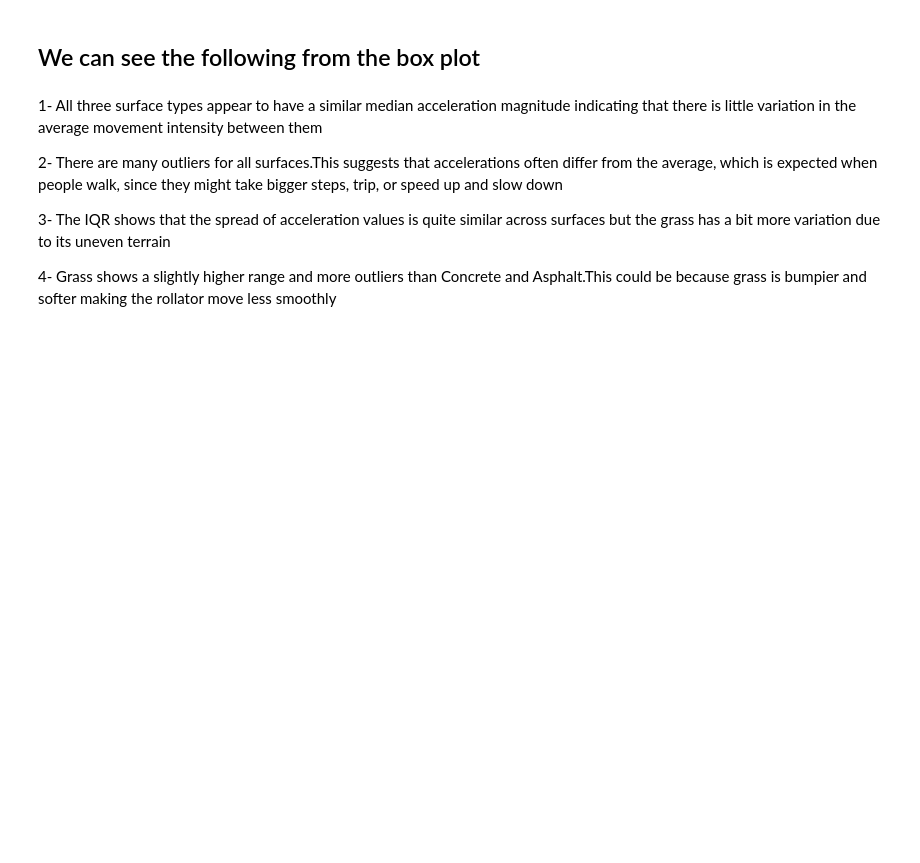
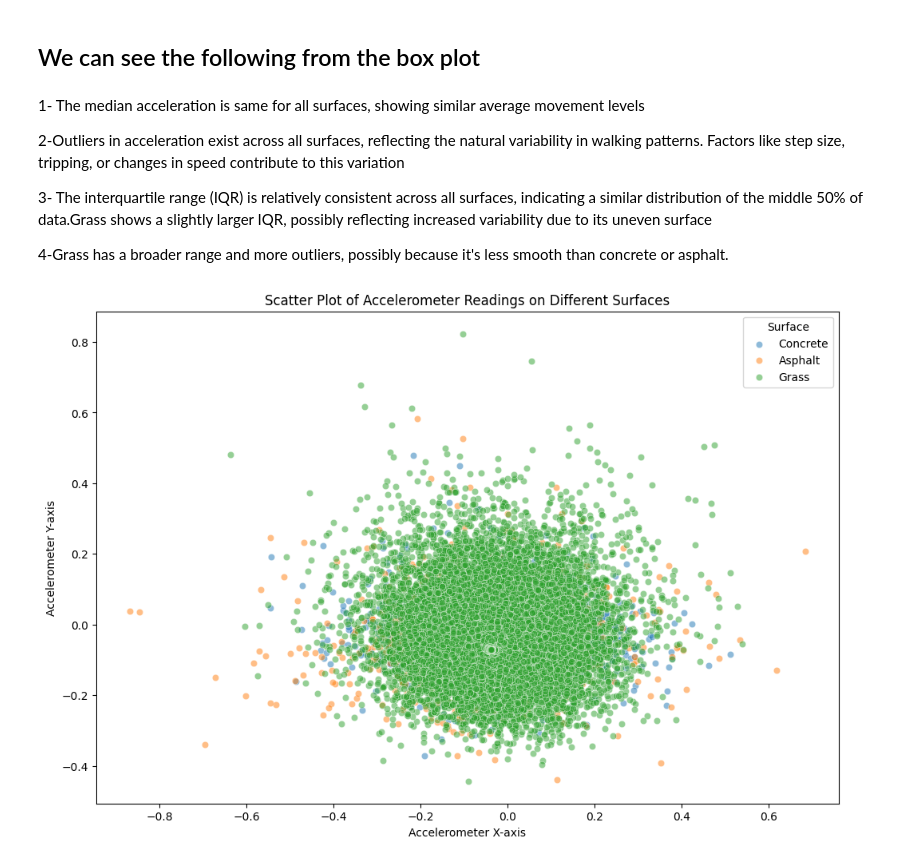
Before and after one commit to D-veloper/COMP4030-Data-Science-with-Machine-Learning, a Jupyter notebook: code/Coursework.ipynb, the cells around one changed output. Drawn from its saved outputs; the diff is of its cells as text; code cells hidden in the pictures; blank space fills up the shorter version.

```diff
--- a/code/Coursework.ipynb
+++ b/code/Coursework.ipynb
@@ -109,10 +153,23 @@ plt.show()
 # %% [markdown]
 ## We can see the following from the box plot
 # %% [markdown]
-1- All three surface types appear to have a similar median acceleration magnitude indicating that there is little variation in the average movement intensity between them
+1- The median acceleration is same for all surfaces, showing similar average movement levels
 
-2- There are many outliers for all surfaces.This suggests that accelerations often differ from the average, which is expected when people walk, since they might take bigger steps, trip, or speed up and slow down
+2-Outliers in acceleration exist across all surfaces, reflecting the natural variability in walking patterns. Factors like step size, tripping, or changes in speed contribute to this variation
 
-3- The IQR shows that the spread of acceleration values is quite similar across surfaces but the grass has a bit more variation due to its uneven terrain
+3- The interquartile range (IQR) is relatively consistent across all surfaces, indicating a similar distribution of the middle 50% of data.Grass shows a slightly larger IQR, possibly reflecting increased variability due to its uneven surface
 
-4- Grass shows a slightly higher range and more outliers than Concrete and Asphalt.This could be because grass is bumpier and softer making the rollator move less smoothly
+4-Grass has a broader range and more outliers, possibly because it's less smooth than concrete or asphalt.
+# %%
+# Plot the scatter plot using seaborn, with an alpha set to 0.5 for better visibility
+plt.figure(figsize=(12, 8))
+sns.scatterplot(x=concrete_df.iloc[:, 1], y=concrete_df.iloc[:, 2], label='Concrete', alpha=0.5)
+sns.scatterplot(x=asphalt_df.iloc[:, 1], y=asphalt_df.iloc[:, 2], label='Asphalt', alpha=0.5)
+sns.scatterplot(x=grass_df.iloc[:, 1], y=grass_df.iloc[:, 2], label='Grass', alpha=0.5)
+plt.title('Scatter Plot of Accelerometer Readings on Different Surfaces')
+plt.xlabel('Accelerometer X-axis')
+plt.ylabel('Accelerometer Y-axis')
+plt.legend(title='Surface')
+plt.show()
+# %% [output]
+[figure, added]
```
Also changed, not shown: parts of 6 cells of this notebook, 4 other files.
